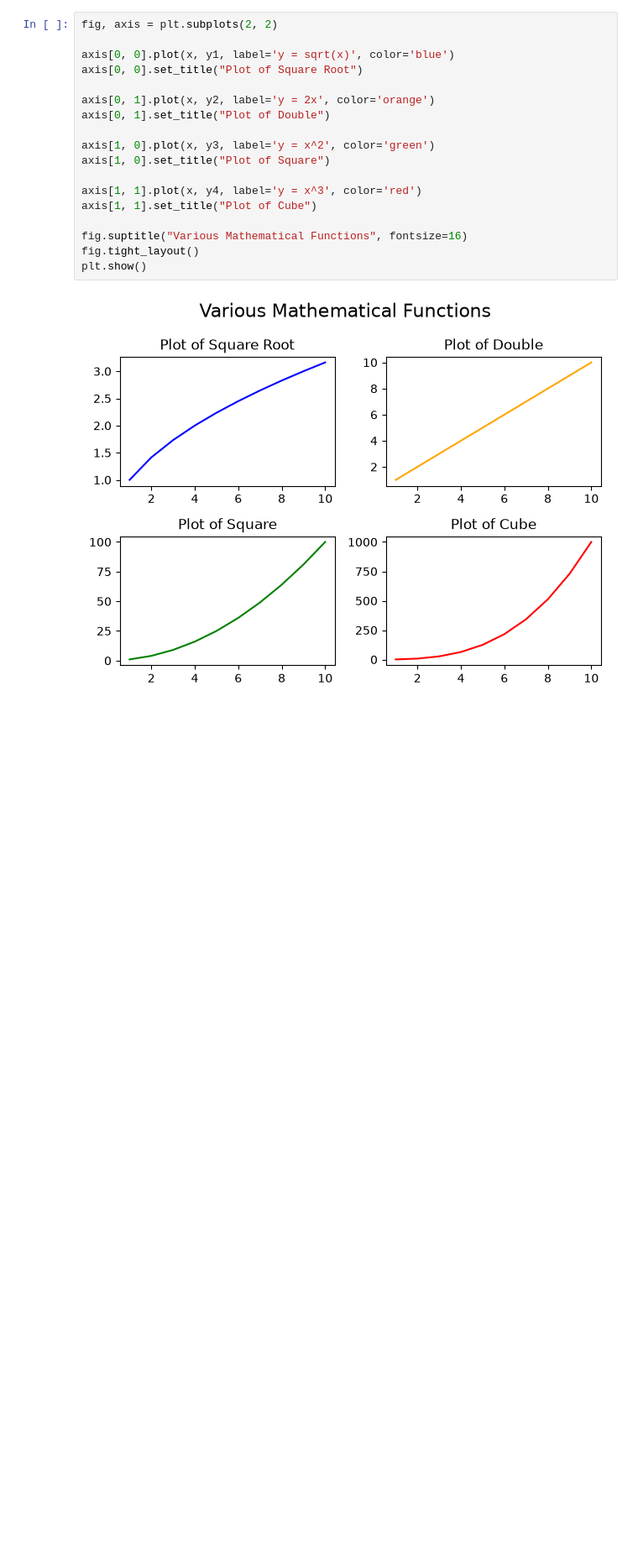
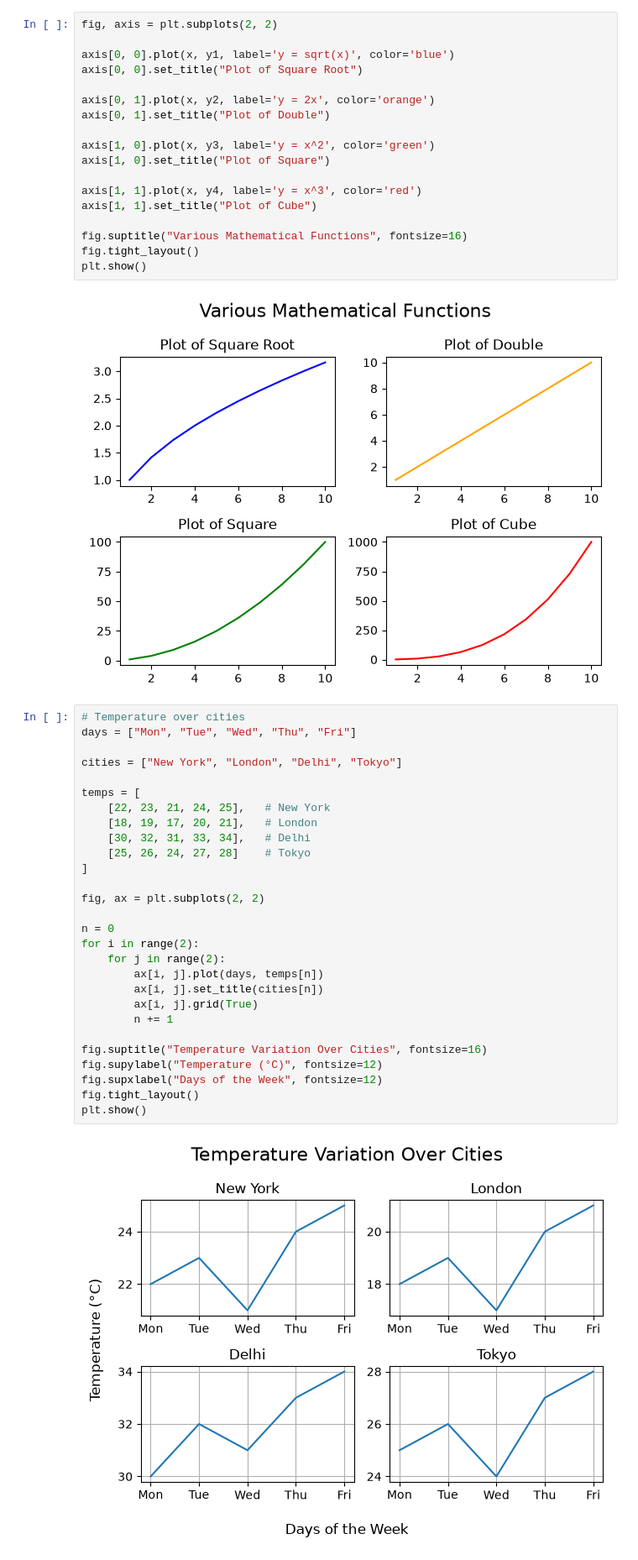
Before and after one commit to md-zeon/Data-Visualization, a Jupyter notebook: matplotlib.ipynb, the cells around one changed output. Shown at 84% size. Cells and saved outputs as stored; diff of their text form; blank space fills up the shorter version.

```diff
--- a/matplotlib.ipynb
+++ b/matplotlib.ipynb
@@ -329,3 +329,33 @@ fig.tight_layout()
 plt.show()
 # %% [output]
 [figure]
+# %%
+# Temperature over cities
+days = ["Mon", "Tue", "Wed", "Thu", "Fri"]
+
+cities = ["New York", "London", "Delhi", "Tokyo"]
+
+temps = [
+    [22, 23, 21, 24, 25],   # New York
+    [18, 19, 17, 20, 21],   # London
+    [30, 32, 31, 33, 34],   # Delhi
+    [25, 26, 24, 27, 28]    # Tokyo
+]
+
+fig, ax = plt.subplots(2, 2)
+
+n = 0
+for i in range(2):
+    for j in range(2):
+        ax[i, j].plot(days, temps[n])
+        ax[i, j].set_title(cities[n])
+        ax[i, j].grid(True)
+        n += 1
+
+fig.suptitle("Temperature Variation Over Cities", fontsize=16)
+fig.supylabel("Temperature (°C)", fontsize=12)
+fig.supxlabel("Days of the Week", fontsize=12)
+fig.tight_layout()
+plt.show()
+# %% [output]
+[figure, added]
```
Also changed, not shown: parts of 1 cell of this notebook.
